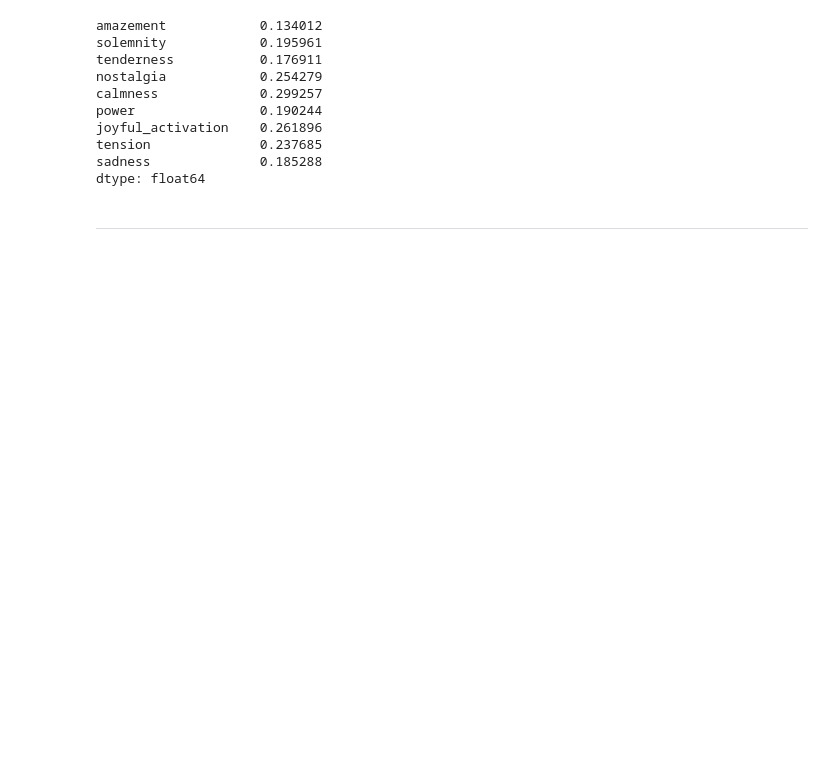
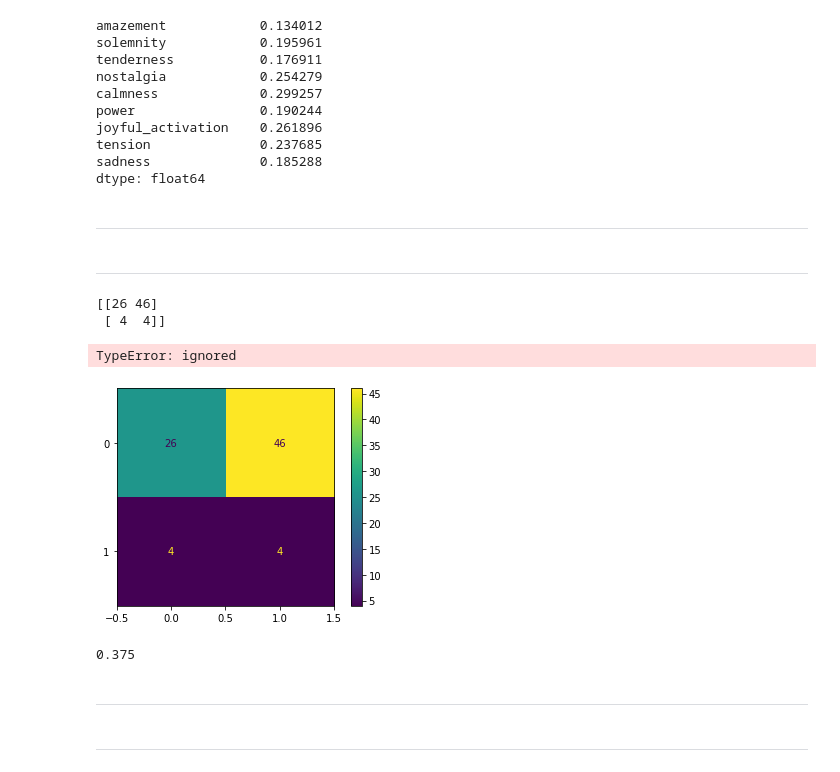
Before and after one commit to sergi-andreu/ProjectMusicInformatics, a Jupyter notebook: emotion classifier/emotionSimpleFeaturesSVCmajorityVote.ipynb, the cells around one changed output. Cells and saved outputs as stored; diff of their text form; code cells hidden in the pictures; blank space fills up the shorter version.

Commit message:
support vector classification w/majority vote on emotions and results from google colab

```diff
--- a/emotion classifier/emotionSimpleFeaturesSVCmajorityVote.ipynb
+++ b/emotion classifier/emotionSimpleFeaturesSVCmajorityVote.ipynb
@@ -92,0 +223,51 @@ assert not features.isnull().any().any(), 'features contains NaN'
+# %%
+import pickle
+
+
+emotion = ['nostalgia']
+threshold = 0.5
+
+thresholdedLabel_train = copy.deepcopy(labels_train[emotion])
+thresholdedLabel_test = copy.deepcopy(labels_test[emotion])
+thresholdedLabel_train[thresholdedLabel_train >= threshold] = int(1)
+thresholdedLabel_train[thresholdedLabel_train < threshold] = int(0)
+thresholdedLabel_test[thresholdedLabel_test >= threshold] = int(1)
+thresholdedLabel_test[thresholdedLabel_test < threshold] = int(0)
+CM, clf = TrainTestMVreturnCM(features_train, features_test,
+                         thresholdedLabel_train, thresholdedLabel_test, Ndata_per_song)
+
+try:
+    np.save('gdrive/My Drive/Colab Notebooks/CM_SVMmajorityvote_nostalgia', CM)
+except:
+    pass
+# save classifier
+try:
+    with open('gdrive/My Drive/Colab Notebooks/CLASSIFIER_SVMmajorityvote_nostalgia', 'wb') as handle:
+        pickle.dump(clf, handle, protocol=pickle.HIGHEST_PROTOCOL)
+except:
+    pass
+# %% [markdown]
+-------------------
+# %%
+# Confusion matrix
+
+fig,ax = plt.subplots()
+CMATRIX = copy.deepcopy(CM)
+print(CMATRIX)
+print('\n\n')
+CM = ConfusionMatrixDisplay(CMATRIX, display_labels=True)
+CM.plot(ax=ax)
+ax.set_title(f'{emotion}')
+# %% [output]
+[[26 46]
+ [ 4  4]]
+TypeError: ignored
+[figure, added]
+# %%
+30/(30+4+46)
+# %% [output]
+0.375
+# %% [markdown]
+___
+# %% [markdown]
+---
```
Also changed, not shown: parts of 22 cells of this notebook, 2 other files.
